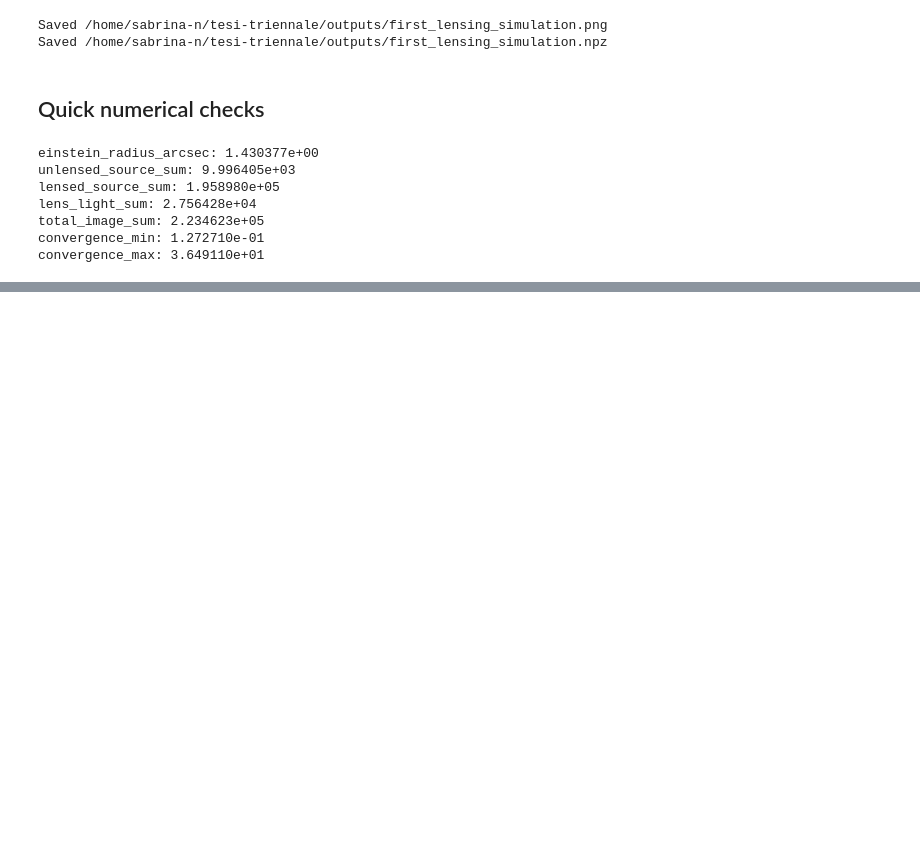
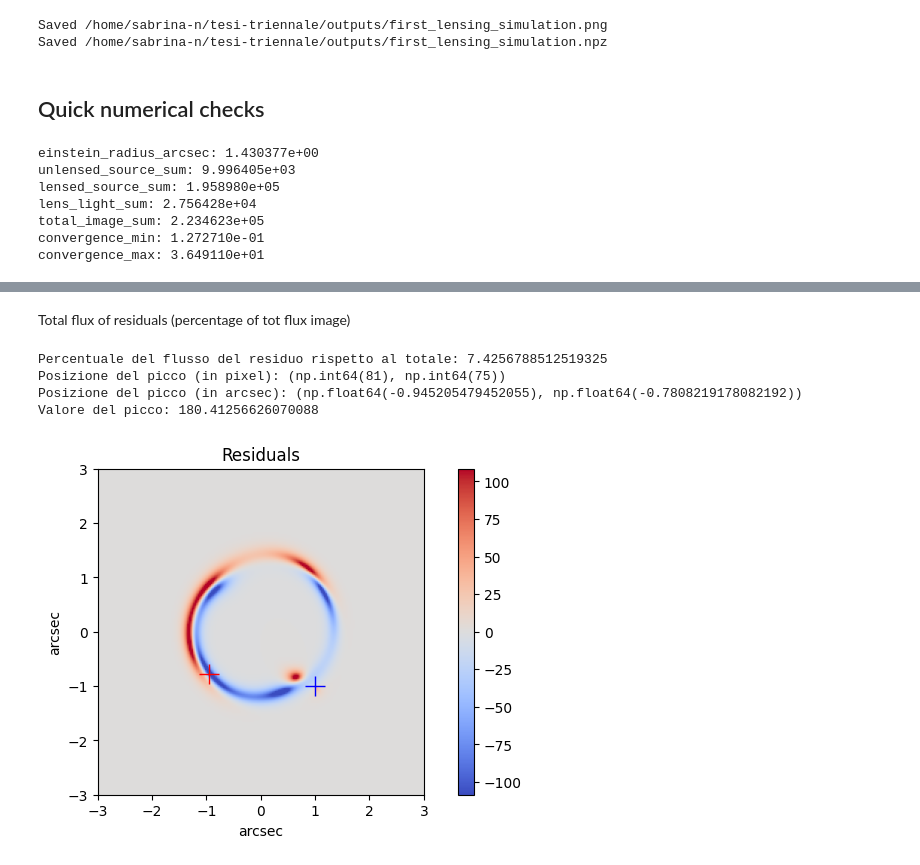
Before and after one commit to Nsab04/bachelor-thesis, a Jupyter notebook: first_lensing_simulation.ipynb, the cells around one changed output, grey strips where cells are left out. Drawn from its saved outputs; the diff is of its cells as text; code cells hidden in the pictures; blank space fills up the shorter version.

```diff
--- a/first_lensing_simulation.ipynb
+++ b/first_lensing_simulation.ipynb
@@ -326,0 +378,35 @@ convergence_max: 3.649110e+01
+# %% [markdown]
+Total flux of residuals (percentage of tot flux image)
+# %%
+def calculate_metrics(abs_difference, difference, total_image_with_second, theta):
+ percentage = np.abs(difference.sum() / total_image_with_second.sum())*100
+ peak_position_pixel = np.unravel_index(np.argmax(abs_difference), difference.shape)
+ row_idx, col_idx = peak_position_pixel
+ theta_y = theta[row_idx]
+ theta_x = theta[col_idx]
+ peak_position_arcsec = (theta_x, theta_y)
+ peak_value = abs_difference.max()
+
+ print(f"Percentuale del flusso del residuo rispetto al totale: {percentage}")
+ print(f"Posizione del picco (in pixel): {peak_position_pixel}")
+ print(f"Posizione del picco (in arcsec): {peak_position_arcsec}")
+ print(f"Valore del picco: {peak_value}")
+ return percentage, peak_position_pixel, peak_position_arcsec, peak_value, theta_x, theta_y
+
+percentage, peak_position_pixel, peak_position_arcsec, peak_value, theta_x, theta_y = calculate_metrics(abs_difference, difference, total_image_with_second, theta)
+
+axes_third.cla()  # clear axis: rimuove tutto quello che c'era prima
+axes_third.imshow(difference, origin="lower", extent=extent, cmap="coolwarm",  vmin=-vmax_abs,
+    vmax=vmax_abs)
+axes_third.plot(theta_x, theta_y, 'r+', markersize=15)
+axes_third.plot(second_lens.x1, second_lens.x2, 'b+', markersize=15)
+axes_third.set_title("Residuals")
+axes_third.set_xlabel("arcsec")
+axes_third.set_ylabel("arcsec")
+display(fig_third)
+# %% [output]
+Percentuale del flusso del residuo rispetto al totale: 7.4256788512519325
+Posizione del picco (in pixel): (np.int64(81), np.int64(75))
+Posizione del picco (in arcsec): (np.float64(-0.945205479452055), np.float64(-0.7808219178082192))
+Valore del picco: 180.41256626070088
+[figure, added]
```
Also changed, not shown: parts of 6 cells of this notebook, 20 other files.
